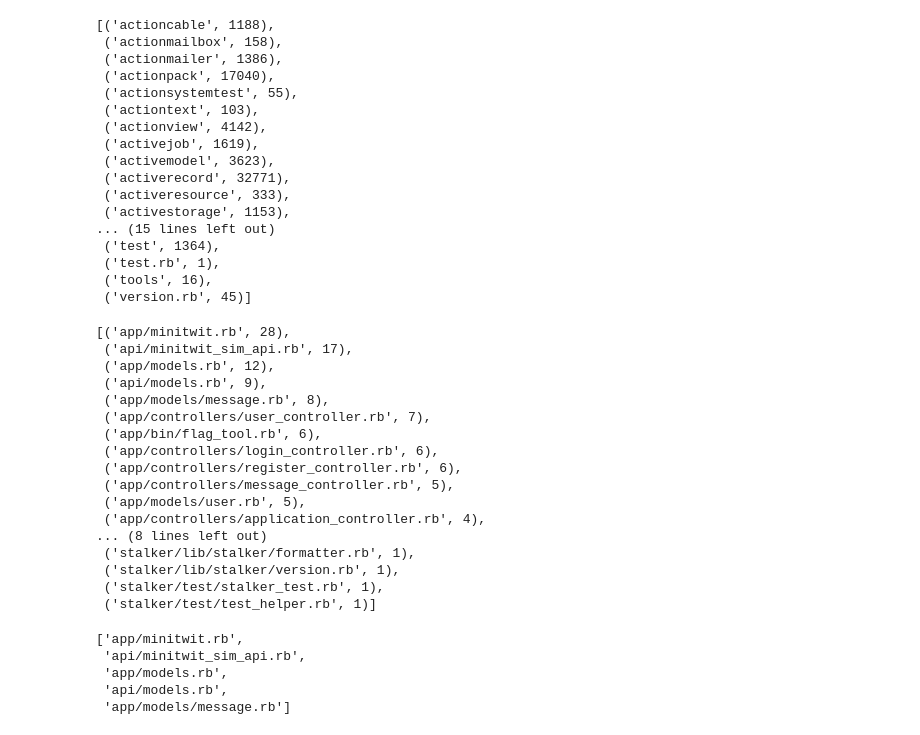
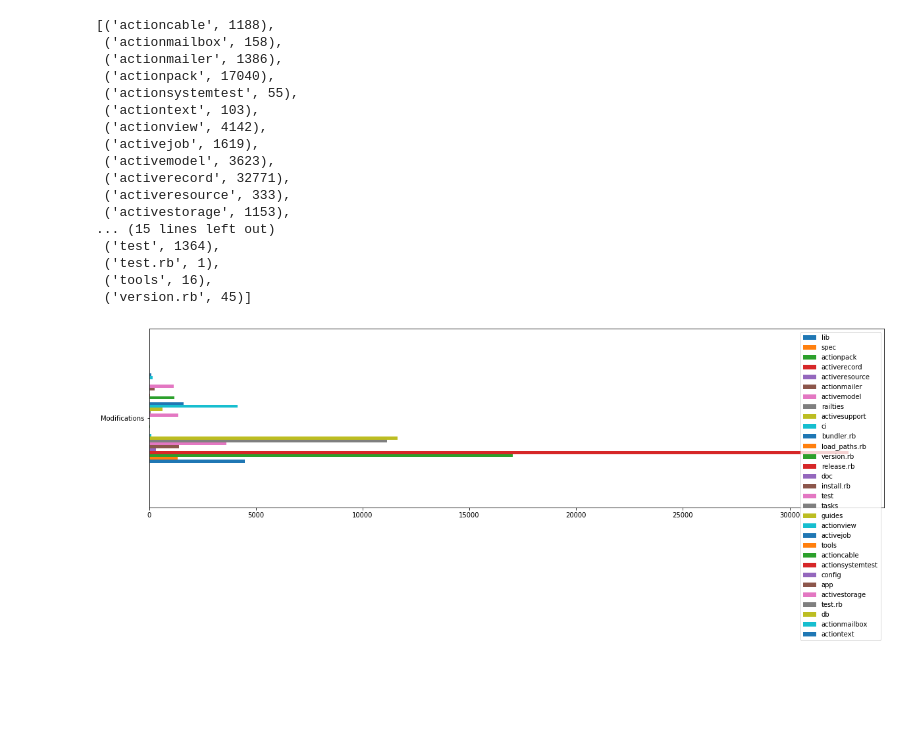
Before and after one commit to janschill/uni-software_architecture, a Jupyter notebook: reconstruction/schi/evolution.ipynb, the cells around one changed output. Drawn from its saved outputs; the diff is of its cells as text; code cells hidden in the pictures; blank space fills up the shorter version.

Commit message:
Add graphs to show changes

```diff
--- a/reconstruction/schi/evolution.ipynb
+++ b/reconstruction/schi/evolution.ipynb
@@ -166,7 +166,8 @@ def sum_modifications_by_module():
         components_modifications_total[k] = sum(i[1] for i in v)
     return components_modifications_total
 
-sorted(sum_modifications_by_module().items(), key=lambda x:x[0], reverse=False)
+components_with_total_modifications = sum_modifications_by_module()
+sorted(components_with_total_modifications.items(), key=lambda x:x[0], reverse=False)
 # %% [output]
 [('actioncable', 1188),
  ('actionmailbox', 158),
@@ -185,48 +186,3 @@ sorted(sum_modifications_by_module().items(), key=lambda x:x[0], reverse=False)
  ('test.rb', 1),
  ('tools', 16),
  ('version.rb', 45)]
-# %%
-def module_from_path(path):
-    return
-
-def module_activity(url):
-    module_activity = defaultdict(int)
-
-    for path, count in commit_counts.items():
-        if ".rb" in str(path):
-            l2_module = path
-            module_activity[l2_module] += count
-
-    return module_activity
-
-module_activity = module_activity(DEVOPS_REPOSITORY_URL)
-sorted(module_activity.items(), key=lambda x: x[1], reverse=True)
-# %% [output]
-[('app/minitwit.rb', 28),
- ('api/minitwit_sim_api.rb', 17),
- ('app/models.rb', 12),
- ('api/models.rb', 9),
- ('app/models/message.rb', 8),
- ('app/controllers/user_controller.rb', 7),
- ('app/bin/flag_tool.rb', 6),
- ('app/controllers/login_controller.rb', 6),
- ('app/controllers/register_controller.rb', 6),
- ('app/controllers/message_controller.rb', 5),
- ('app/models/user.rb', 5),
- ('app/controllers/application_controller.rb', 4),
-... (8 lines left out)
- ('stalker/lib/stalker/formatter.rb', 1),
- ('stalker/lib/stalker/version.rb', 1),
- ('stalker/test/stalker_test.rb', 1),
- ('stalker/test/test_helper.rb', 1)]
-# %%
-most_active_modules = sorted(module_activity.items(), key=lambda x: x[1], reverse=True)
-
-top_most_active_modules= [each[0] for each in most_active_modules][:5]
-top_most_active_modules
-# %% [output]
-['app/minitwit.rb',
- 'api/minitwit_sim_api.rb',
- 'app/models.rb',
- 'api/models.rb',
- 'app/models/message.rb']
@@ -238,0 +206,6 @@ def module_size(m):
+# %%
+import pandas as pd
+df = pd.DataFrame(components_with_total_modifications, index=['Modifications'])
+ax = df.plot.barh(figsize=(20,5))
+# %% [output]
+[figure, added]
```
Also changed, not shown: parts of 3 cells of this notebook.
